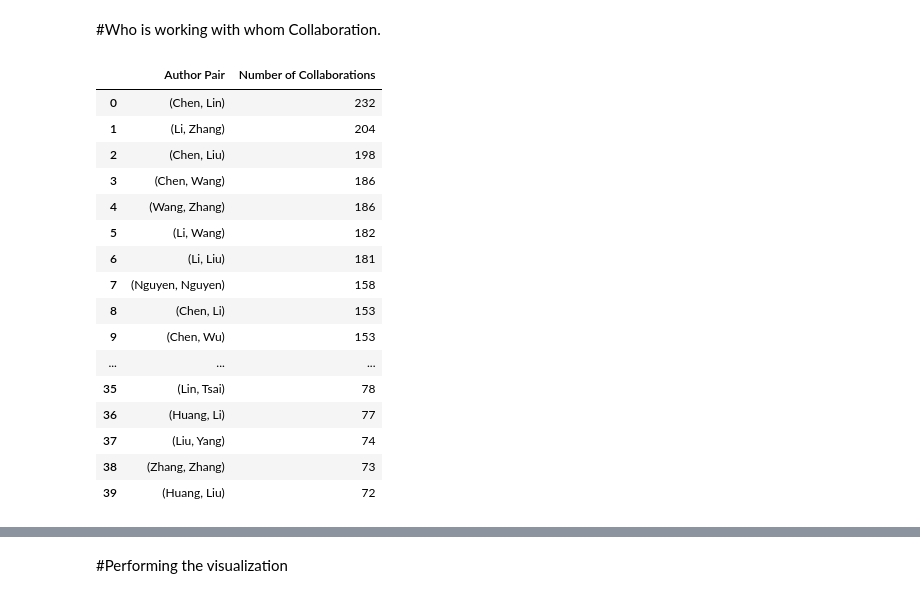
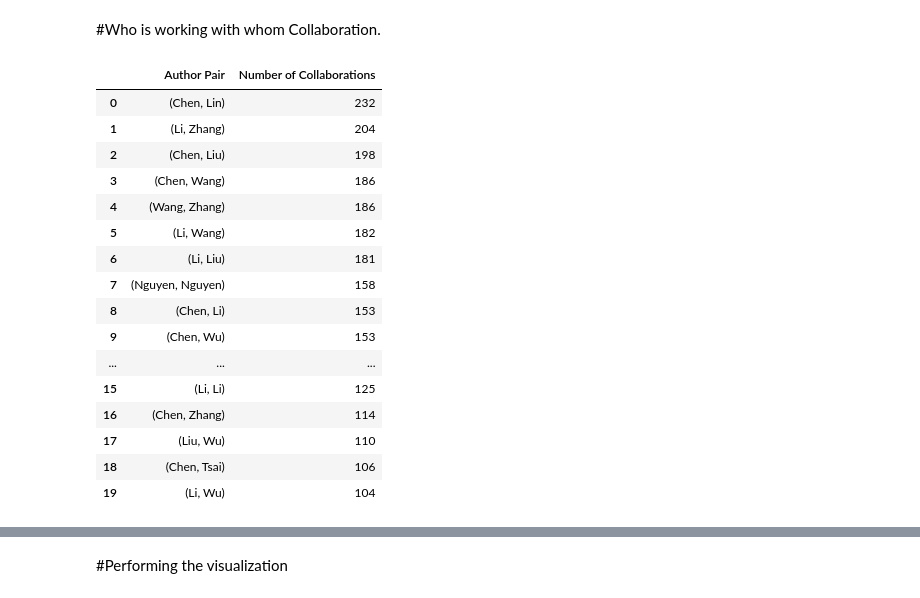
Before and after one commit to gnc506/Skills_Assessment, a Jupyter notebook: Skill_Assessment_2_Tabassum.ipynb, the cells around one changed output, grey strips where cells are left out. Cells and saved outputs as stored; diff of their text form; code cells hidden in the pictures.

```diff
--- a/Skill_Assessment_2_Tabassum.ipynb
+++ b/Skill_Assessment_2_Tabassum.ipynb
@@ -34,28 +34,29 @@ for _, paper in authors_data.groupby('PMID'):
 # Sorting the collaborations by their counts
 sorted_collaborations = sorted(collaboration_counter.items(), key=lambda x: x[1], reverse=True)
 # %%
-# Selecting the top 30-40 collaborations
-top_collaborations = sorted_collaborations[:40]
+# Selecting the top 20 collaborations
+top_collaborations = sorted_collaborations[:20]
 # %%
 
 # Creating a DataFrame for the top collaborations
 top_collaborations_df = pd.DataFrame(top_collaborations, columns=['Author Pair', 'Number of Collaborations'])
-top_collaborations_df.head(40)  # Display the top 30-40 collaborations
+top_df = top_collaborations_df.head(20)  # Display the top 20 collaborations
+top_df
 # %% [output]
 |  | Author Pair | Number of Collaborations |
 | 0 | (Chen, Lin) | 232 |
 | 1 | (Li, Zhang) | 204 |
 | 2 | (Chen, Liu) | 198 |
 | 3 | (Chen, Wang) | 186 |
 | 4 | (Wang, Zhang) | 186 |
 | 5 | (Li, Wang) | 182 |
 | 6 | (Li, Liu) | 181 |
 | 7 | (Nguyen, Nguyen) | 158 |
 | 8 | (Chen, Li) | 153 |
 | 9 | (Chen, Wu) | 153 |
 | ... | ... | ... |
-| 35 | (Lin, Tsai) | 78 |
-| 36 | (Huang, Li) | 77 |
-| 37 | (Liu, Yang) | 74 |
-| 38 | (Zhang, Zhang) | 73 |
-| 39 | (Huang, Liu) | 72 |
+| 15 | (Li, Li) | 125 |
+| 16 | (Chen, Zhang) | 114 |
+| 17 | (Liu, Wu) | 110 |
+| 18 | (Chen, Tsai) | 106 |
+| 19 | (Li, Wu) | 104 |
```
Also changed, not shown: parts of 8 cells of this notebook.
